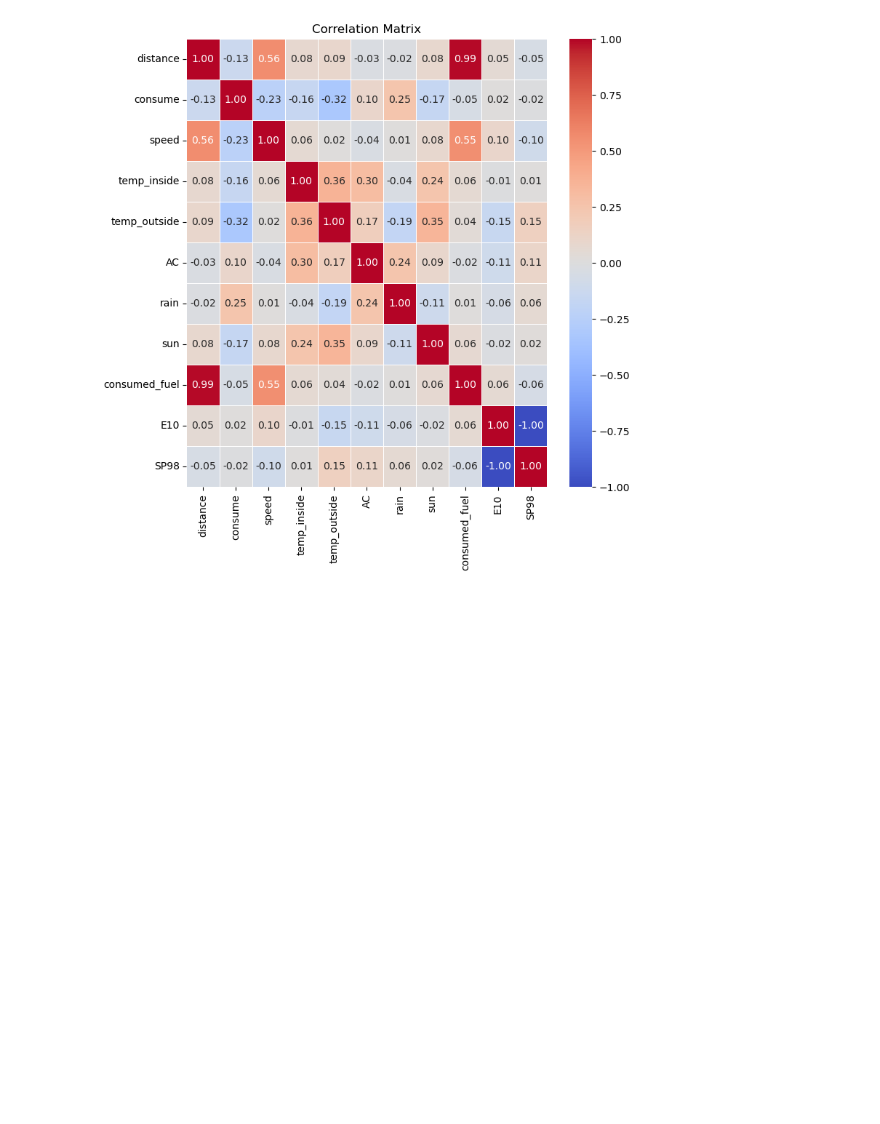
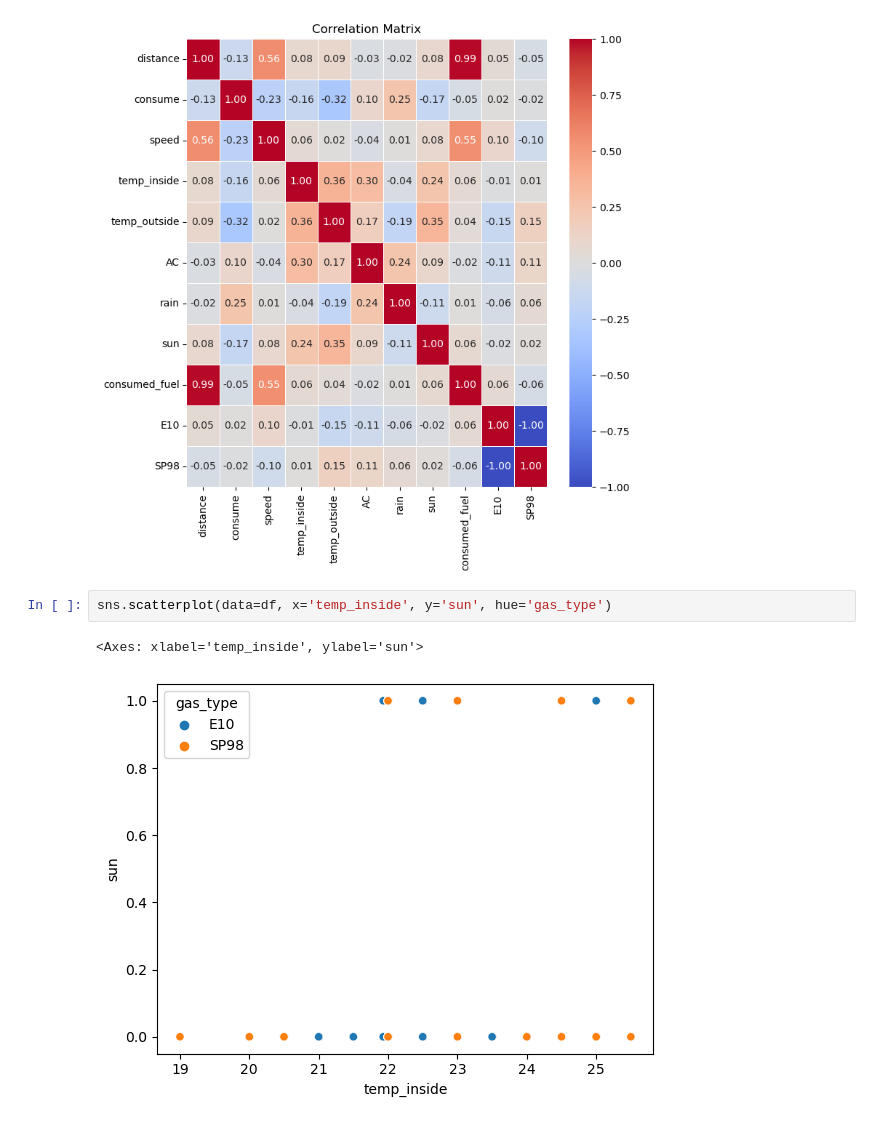
Before and after one commit to Beata2307/technical_challenge_DA, a Jupyter notebook: Technical_challenge.ipynb, the cells around one changed output. Cells and saved outputs as stored; diff of their text form; blank space fills up the shorter version.

```diff
--- a/Technical_challenge.ipynb
+++ b/Technical_challenge.ipynb
@@ -334,3 +345,8 @@ plt.title('Correlation Matrix')
 plt.show()
 # %% [output]
 [figure]
+# %%
+sns.scatterplot(data=df, x='temp_inside', y='sun', hue='gas_type')
+# %% [output]
+<Axes: xlabel='temp_inside', ylabel='sun'>
+[figure, added]
```
Also changed, not shown: parts of 2 cells of this notebook.
